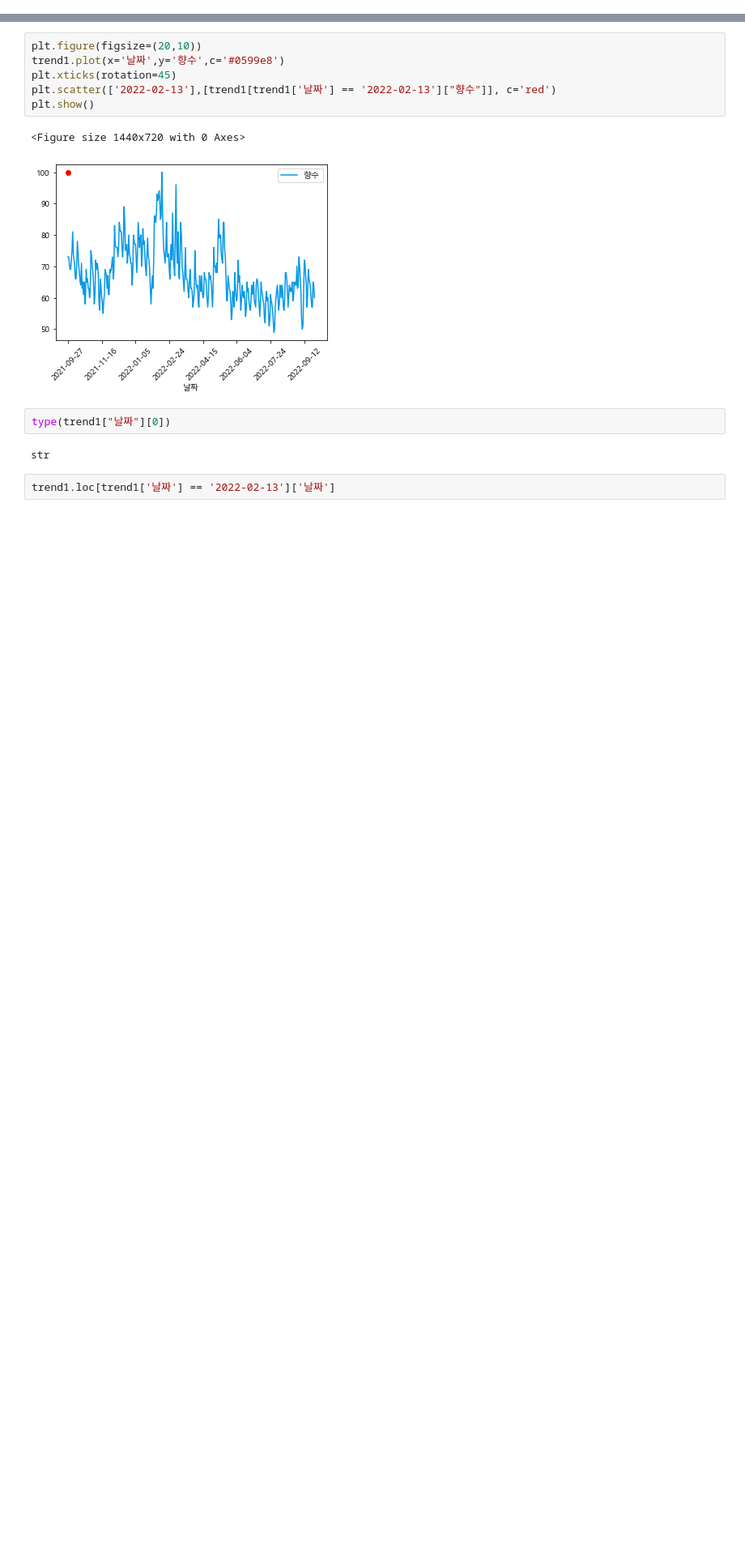
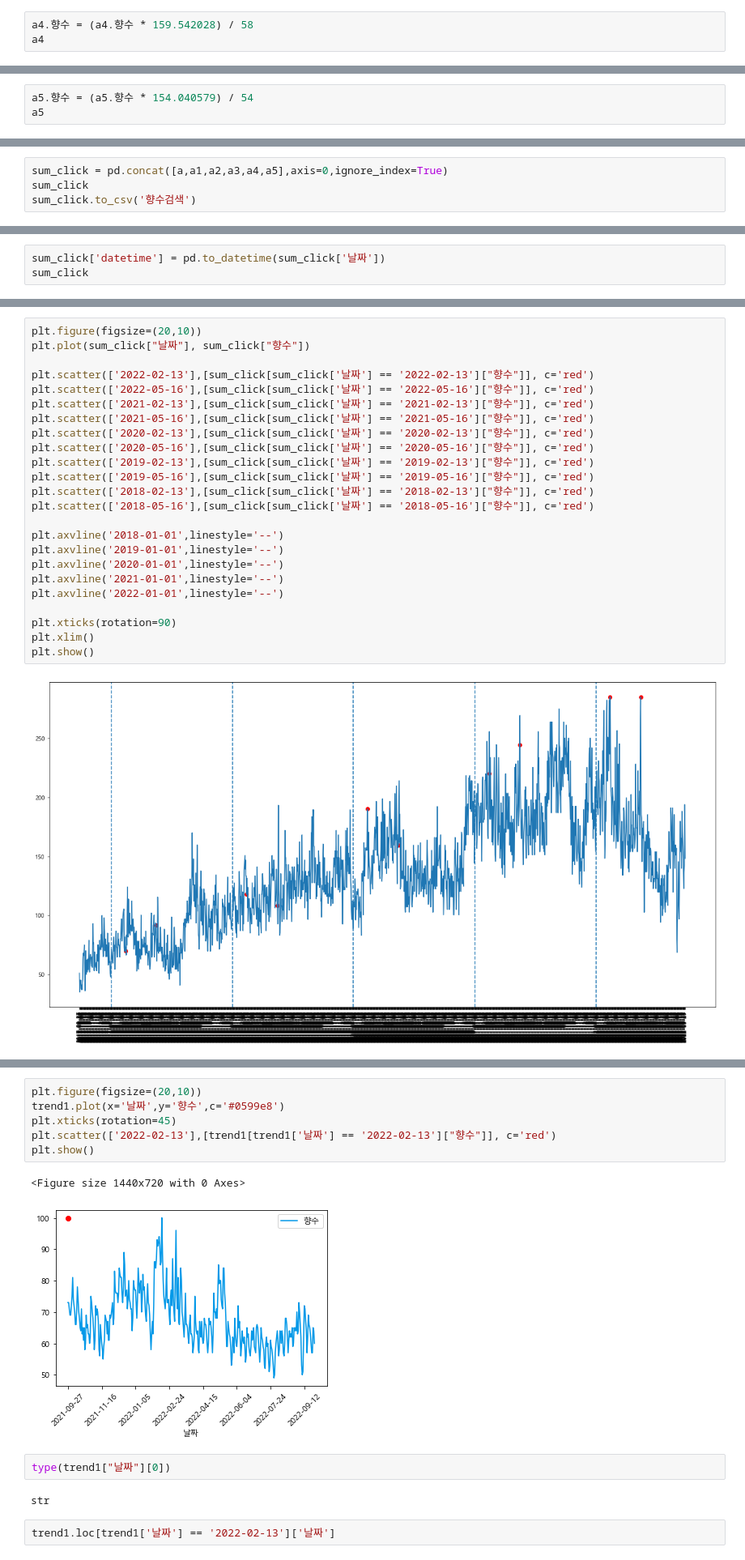
Before and after one commit to JJongSSu/Study, a Jupyter notebook: Teamproject/first/2일차/trend.ipynb, the cells around one changed output, grey strips where cells are left out. Shown at 81% size. Cells and saved outputs as stored; diff of their text form; blank space fills up the shorter version.

```diff
--- a/Teamproject/first/2일차/trend.ipynb
+++ b/Teamproject/first/2일차/trend.ipynb
@@ -18,0 +117,3 @@ warnings.filterwarnings('ignore')
+# %%
+a4.향수 = (a4.향수 * 159.542028) / 58
+a4
@@ -18,0 +143,3 @@ warnings.filterwarnings('ignore')
+# %%
+a5.향수 = (a5.향수 * 154.040579) / 54
+a5
@@ -18,0 +160,4 @@ warnings.filterwarnings('ignore')
+# %%
+sum_click = pd.concat([a,a1,a2,a3,a4,a5],axis=0,ignore_index=True)
+sum_click
+sum_click.to_csv('향수검색')
@@ -18,0 +180,3 @@ warnings.filterwarnings('ignore')
+# %%
+sum_click['datetime'] = pd.to_datetime(sum_click['날짜'])
+sum_click
@@ -19 +210,27 @@ warnings.filterwarnings('ignore')
+# %%
+plt.figure(figsize=(20,10))
+plt.plot(sum_click["날짜"], sum_click["향수"])
+
+plt.scatter(['2022-02-13'],[sum_click[sum_click['날짜'] == '2022-02-13']["향수"]], c='red')
+plt.scatter(['2022-05-16'],[sum_click[sum_click['날짜'] == '2022-05-16']["향수"]], c='red')
+plt.scatter(['2021-02-13'],[sum_click[sum_click['날짜'] == '2021-02-13']["향수"]], c='red')
+plt.scatter(['2021-05-16'],[sum_click[sum_click['날짜'] == '2021-05-16']["향수"]], c='red')
+plt.scatter(['2020-02-13'],[sum_click[sum_click['날짜'] == '2020-02-13']["향수"]], c='red')
+plt.scatter(['2020-05-16'],[sum_click[sum_click['날짜'] == '2020-05-16']["향수"]], c='red')
+plt.scatter(['2019-02-13'],[sum_click[sum_click['날짜'] == '2019-02-13']["향수"]], c='red')
+plt.scatter(['2019-05-16'],[sum_click[sum_click['날짜'] == '2019-05-16']["향수"]], c='red')
+plt.scatter(['2018-02-13'],[sum_click[sum_click['날짜'] == '2018-02-13']["향수"]], c='red')
+plt.scatter(['2018-05-16'],[sum_click[sum_click['날짜'] == '2018-05-16']["향수"]], c='red')
+
+plt.axvline('2018-01-01',linestyle='--')
+plt.axvline('2019-01-01',linestyle='--')
+plt.axvline('2020-01-01',linestyle='--')
+plt.axvline('2021-01-01',linestyle='--')
+plt.axvline('2022-01-01',linestyle='--')
+
+plt.xticks(rotation=90)
+plt.xlim()
+plt.show()
+# %% [output]
+[figure, added]
 # %%
```
Also changed, not shown: parts of 18 cells of this notebook, 11 other files.
